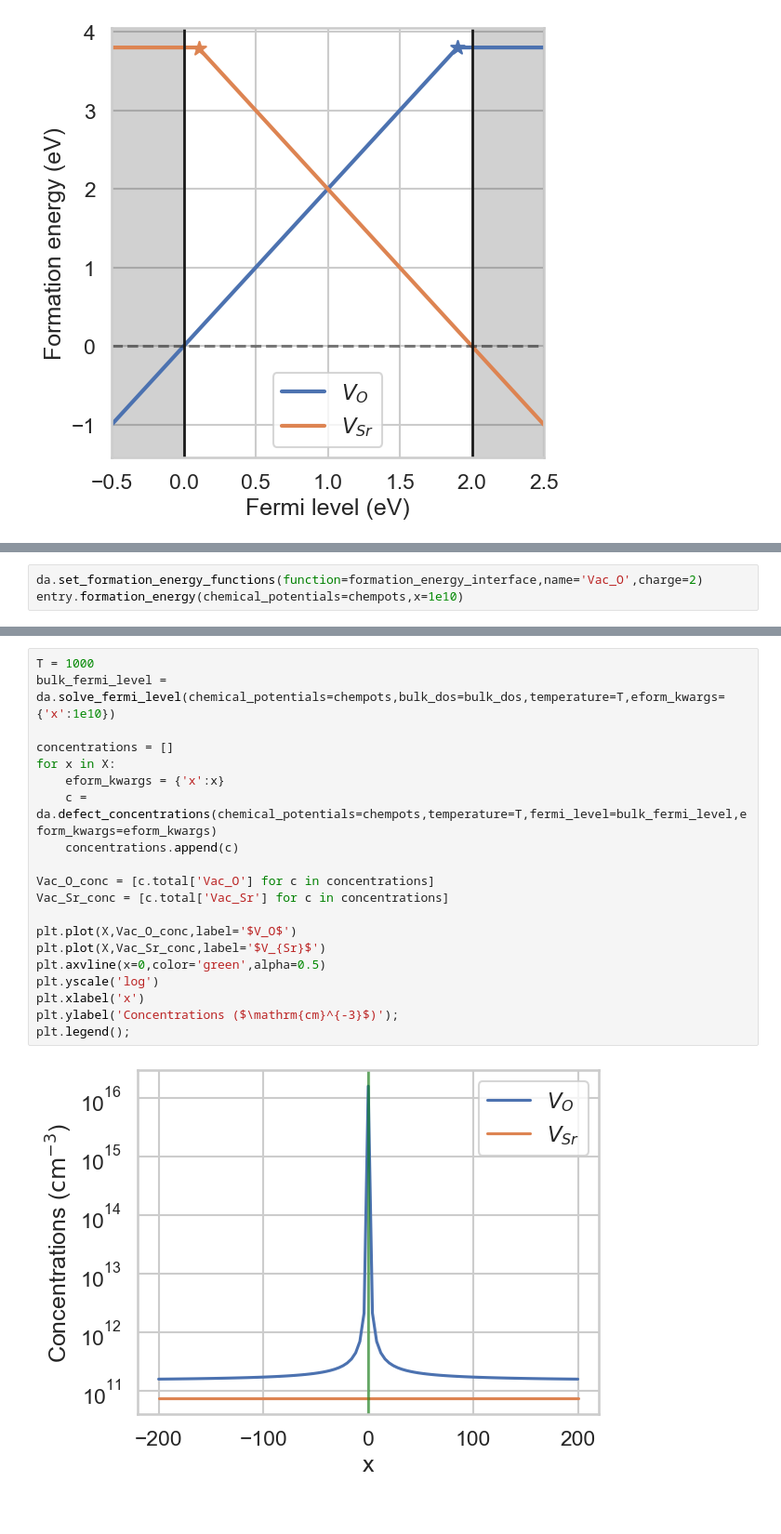
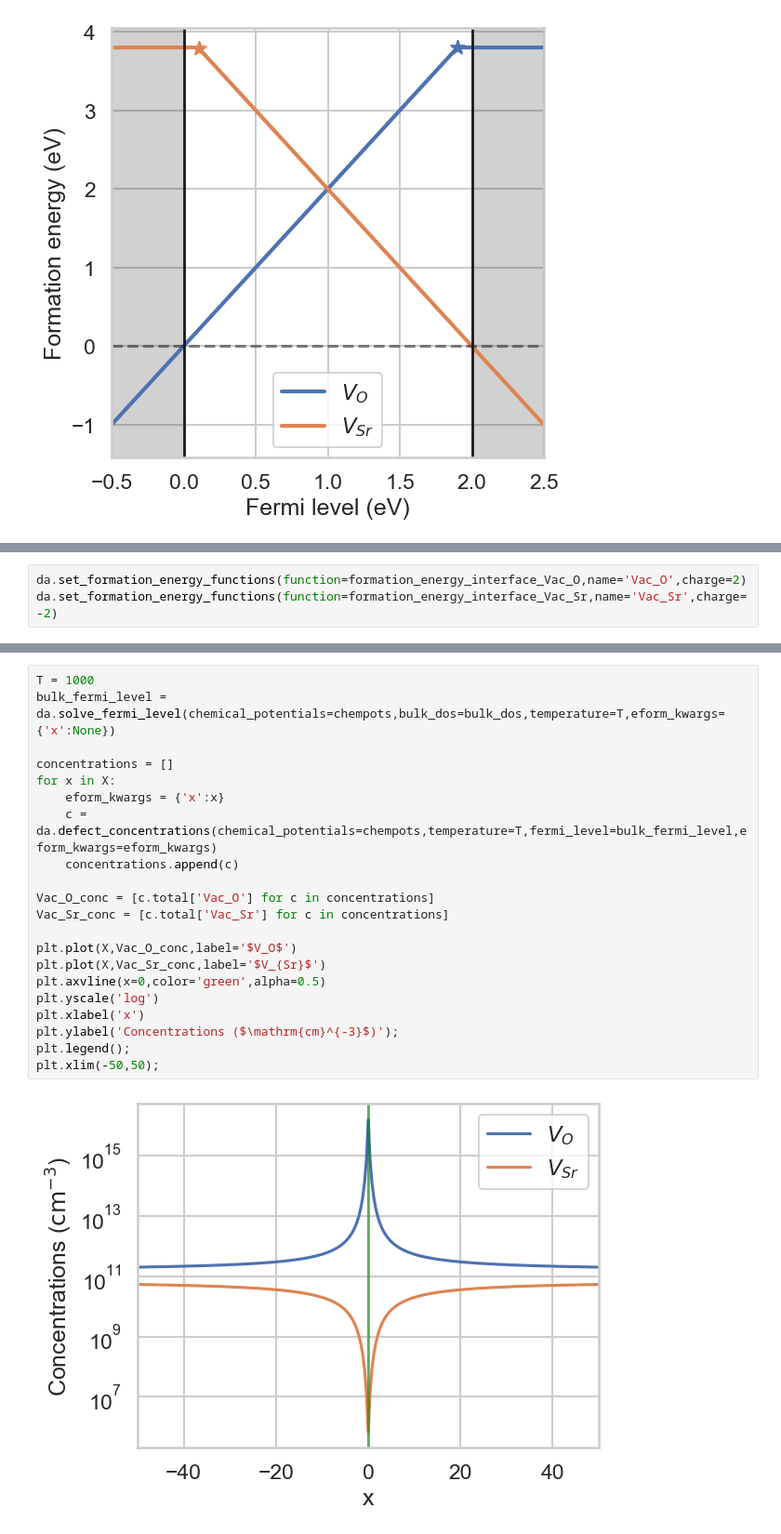
Before and after one commit to lorenzo-villa-hub/defermi, a Jupyter notebook: tutorials/interfaces.ipynb, the cells around one changed output, grey strips where cells are left out. Shown at 93% size. Saved outputs shown, nothing was run; the diff lists cells and outputs as text.

```diff
--- a/tutorials/interfaces.ipynb
+++ b/tutorials/interfaces.ipynb
@@ -111,3 +152,3 @@ plt.yscale('linear')
 # %%
-da.set_formation_energy_functions(function=formation_energy_interface,name='Vac_O',charge=2)
-entry.formation_energy(chemical_potentials=chempots,x=1e10)
+da.set_formation_energy_functions(function=formation_energy_interface_Vac_O,name='Vac_O',charge=2)
+da.set_formation_energy_functions(function=formation_energy_interface_Vac_Sr,name='Vac_Sr',charge=-2)
@@ -126,22 +165,23 @@ plt.grid()
 # %%
 T = 1000
-bulk_fermi_level = da.solve_fermi_level(chemical_potentials=chempots,bulk_dos=bulk_dos,temperature=T,eform_kwargs={'x':1e10})
+bulk_fermi_level = da.solve_fermi_level(chemical_potentials=chempots,bulk_dos=bulk_dos,temperature=T,eform_kwargs={'x':None})
 
 concentrations = []
 for x in X:
     eform_kwargs = {'x':x}
     c = da.defect_concentrations(chemical_potentials=chempots,temperature=T,fermi_level=bulk_fermi_level,eform_kwargs=eform_kwargs)
     concentrations.append(c)
 
 Vac_O_conc = [c.total['Vac_O'] for c in concentrations]
 Vac_Sr_conc = [c.total['Vac_Sr'] for c in concentrations]
 
 plt.plot(X,Vac_O_conc,label='$V_O$')
 plt.plot(X,Vac_Sr_conc,label='$V_{Sr}$')
 plt.axvline(x=0,color='green',alpha=0.5)
 plt.yscale('log')
 plt.xlabel('x')
 plt.ylabel('Concentrations ($\mathrm{cm}^{-3}$)');
 plt.legend();
+plt.xlim(-50,50);
 # %% [output]
-[figure, old version]
+[figure, new version]
```
Also changed, not shown: parts of 5 cells of this notebook, 2 other files.
